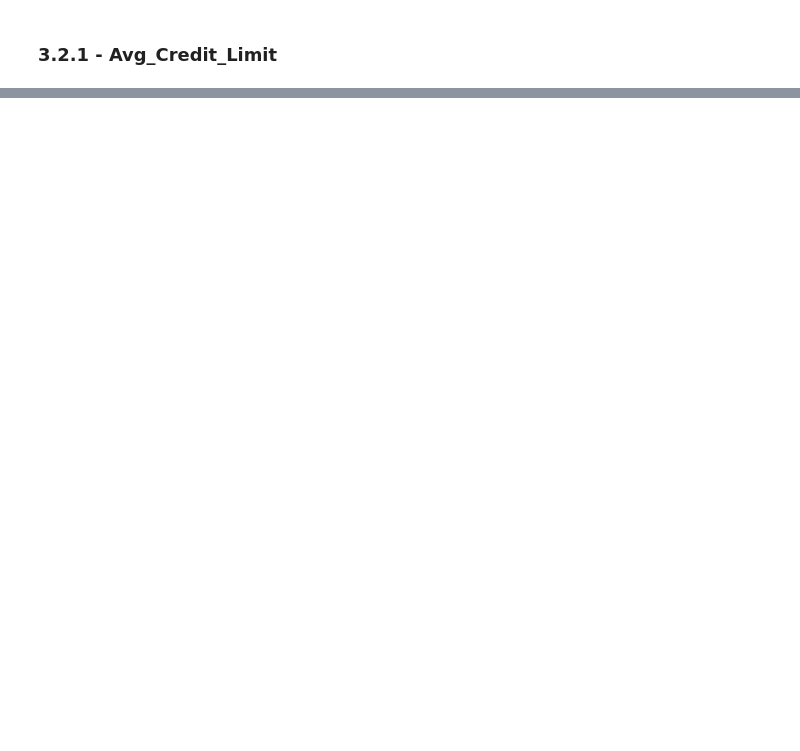
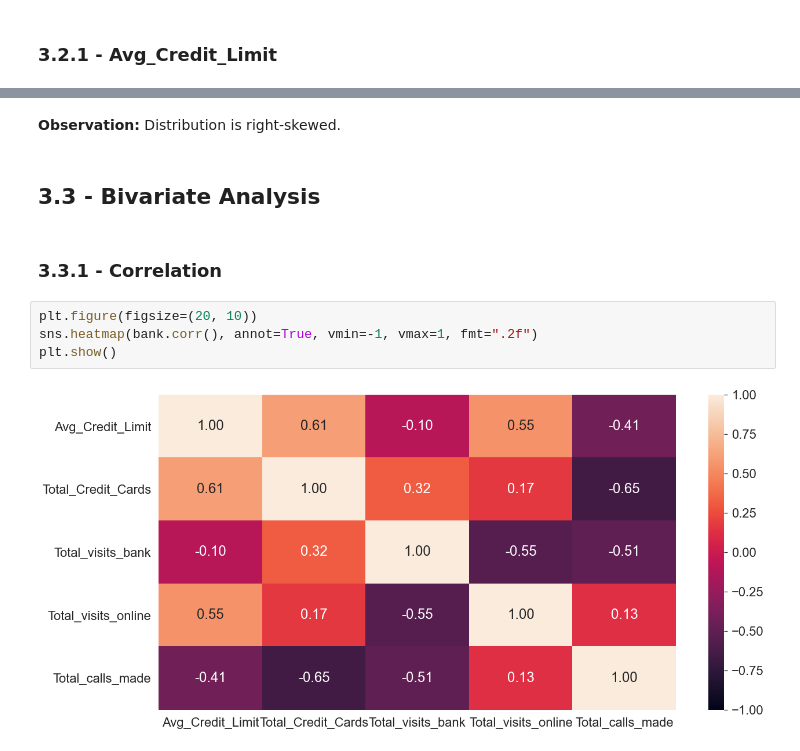
Before and after one commit to sarahthomas990/ut_projects, a Jupyter notebook: Project 7 - AllLife Bank - Sarah A Thomas.ipynb, the cells around one changed output, grey strips where cells are left out. Saved outputs shown, nothing was run; the diff lists cells and outputs as text; blank space fills up the shorter version.

```diff
--- a/Project 7 - AllLife Bank - Sarah A Thomas.ipynb
+++ b/Project 7 - AllLife Bank - Sarah A Thomas.ipynb
@@ -288,0 +287,12 @@ __Observation:__ Distribution is right-skewed.
+# %% [markdown]
+__Observation:__ Distribution is right-skewed.
+# %% [markdown]
+## 3.3 - Bivariate Analysis
+# %% [markdown]
+### 3.3.1 - Correlation
+# %%
+plt.figure(figsize=(20, 10))
+sns.heatmap(bank.corr(), annot=True, vmin=-1, vmax=1, fmt=".2f")
+plt.show()
+# %% [output]
+[figure, added]
```
Also changed, not shown: parts of 40 cells of this notebook.
